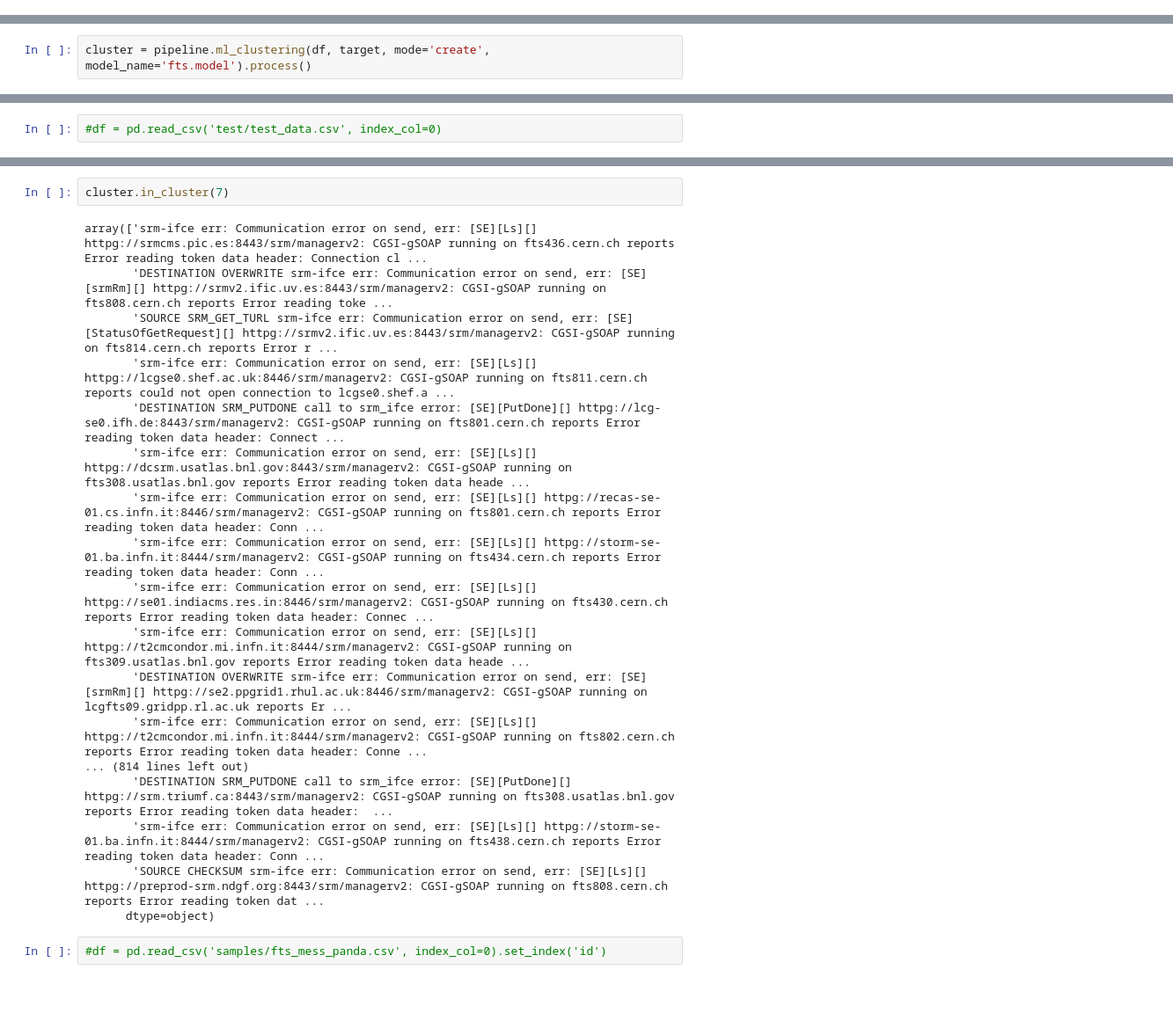
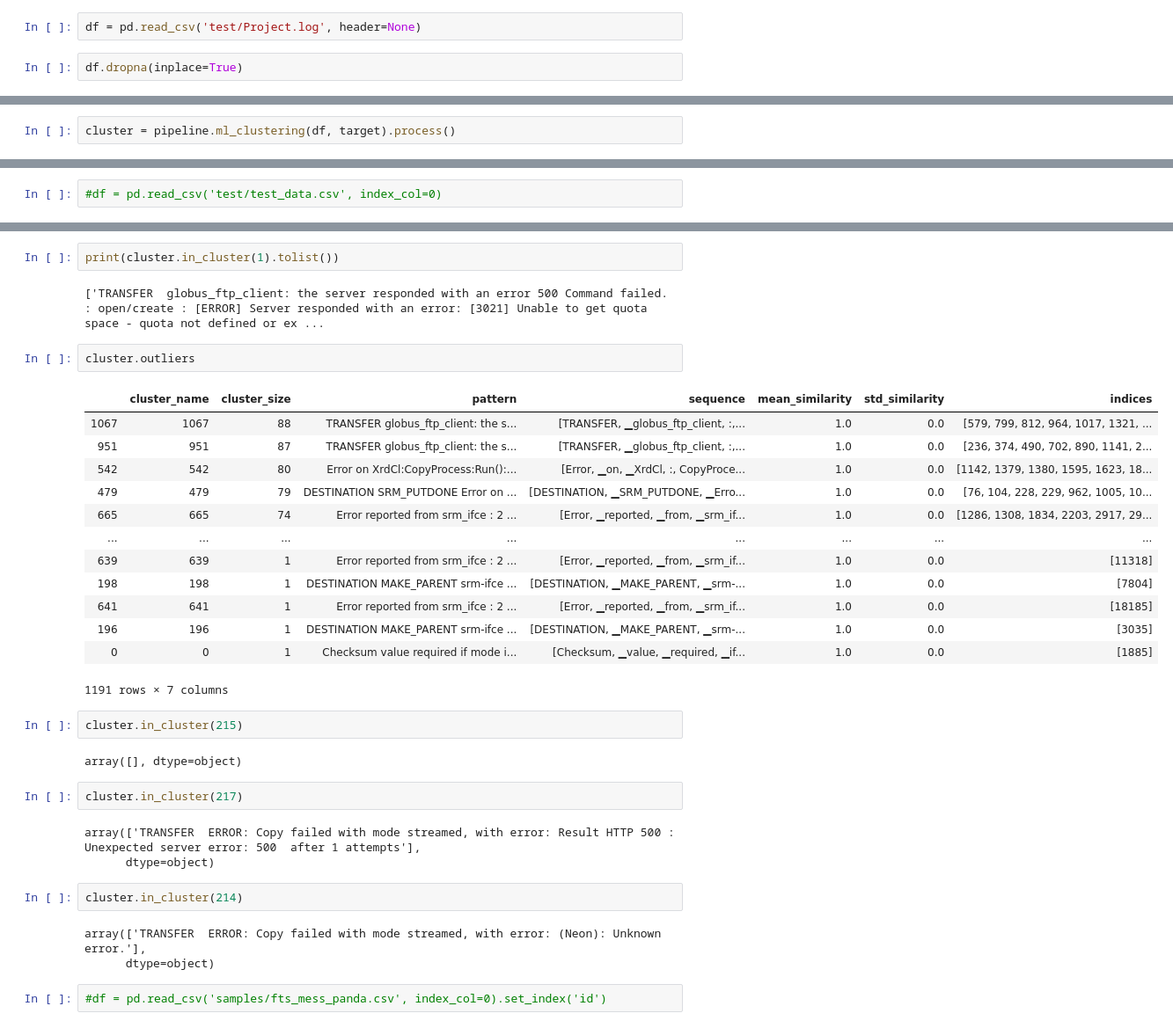
Before and after one commit to maria-grigorieva/ClusterLog, a Jupyter notebook: clusterlogs_notebook-Copy1.ipynb, the cells around one changed output, grey strips where cells are left out. Shown at 88% size. Saved outputs shown, nothing was run; the diff lists cells and outputs as text; blank space fills up the shorter version.

Commit message:
grouping + sequence match pipeline

```diff
--- a/clusterlogs_notebook-Copy1.ipynb
+++ b/clusterlogs_notebook-Copy1.ipynb
@@ -10 +12,5 @@ df = pd.read_csv('samples/fts_mess_panda.csv')
+# %%
+df = pd.read_csv('test/Project.log', header=None)
+# %%
+df.dropna(inplace=True)
 # %%
@@ -26,7 +20,7 @@ df
 # %%
 target = 'message'
 # %%
-cluster = pipeline.ml_clustering(df, target, mode='create', model_name='fts.model').process()
+cluster = pipeline.ml_clustering(df, target).process()
 # %%
 cluster.timings
 # %% [output]
@@ -60,23 +38,37 @@ cluster.clusters
+# %%
+print(cluster.in_cluster(1).tolist())
+# %% [output]
+['TRANSFER  globus_ftp_client: the server responded with an error 500 Command failed. : open/create : [ERROR] Server responded with an error: [3021] Unable to get quota space - quota not defined or ex ...
+# %%
+cluster.outliers
+# %% [output]
+|  | cluster_name | cluster_size | pattern | sequence | mean_similarity | std_similarity | indices |
+| 1067 | 1067 | 88 | TRANSFER globus_ftp_client: the s... | [TRANSFER, ▁globus_ftp_client, :,... | 1.0 | 0.0 | [579, 799, 812, 964, 1017, 1321, ... |
+| 951 | 951 | 87 | TRANSFER globus_ftp_client: the s... | [TRANSFER, ▁globus_ftp_client, :,... | 1.0 | 0.0 | [236, 374, 490, 702, 890, 1141, 2... |
+| 542 | 542 | 80 | Error on XrdCl:CopyProcess:Run():... | [Error, ▁on, ▁XrdCl, :, CopyProce... | 1.0 | 0.0 | [1142, 1379, 1380, 1595, 1623, 18... |
+| 479 | 479 | 79 | DESTINATION SRM_PUTDONE Error on ... | [DESTINATION, ▁SRM_PUTDONE, ▁Erro... | 1.0 | 0.0 | [76, 104, 228, 229, 962, 1005, 10... |
+| 665 | 665 | 74 | Error reported from srm_ifce : 2 ... | [Error, ▁reported, ▁from, ▁srm_if... | 1.0 | 0.0 | [1286, 1308, 1834, 2203, 2917, 29... |
+| ... | ... | ... | ... | ... | ... | ... | ... |
+| 639 | 639 | 1 | Error reported from srm_ifce : 2 ... | [Error, ▁reported, ▁from, ▁srm_if... | 1.0 | 0.0 | [11318] |
+| 198 | 198 | 1 | DESTINATION MAKE_PARENT srm-ifce ... | [DESTINATION, ▁MAKE_PARENT, ▁srm-... | 1.0 | 0.0 | [7804] |
+| 641 | 641 | 1 | Error reported from srm_ifce : 2 ... | [Error, ▁reported, ▁from, ▁srm_if... | 1.0 | 0.0 | [18185] |
+| 196 | 196 | 1 | DESTINATION MAKE_PARENT srm-ifce ... | [DESTINATION, ▁MAKE_PARENT, ▁srm-... | 1.0 | 0.0 | [3035] |
+| 0 | 0 | 1 | Checksum value required if mode i... | [Checksum, ▁value, ▁required, ▁if... | 1.0 | 0.0 | [1885] |
+1191 rows × 7 columns
 # %%
-cluster.in_cluster(7)
+cluster.in_cluster(215)
 # %% [output]
-array(['srm-ifce err: Communication error on send, err: [SE][Ls][] httpg://srmcms.pic.es:8443/srm/managerv2: CGSI-gSOAP running on fts436.cern.ch reports Error reading token data header: Connection cl ...
-       'DESTINATION OVERWRITE srm-ifce err: Communication error on send, err: [SE][srmRm][] httpg://srmv2.ific.uv.es:8443/srm/managerv2: CGSI-gSOAP running on fts808.cern.ch reports Error reading toke ...
-       'SOURCE SRM_GET_TURL srm-ifce err: Communication error on send, err: [SE][StatusOfGetRequest][] httpg://srmv2.ific.uv.es:8443/srm/managerv2: CGSI-gSOAP running on fts814.cern.ch reports Error r ...
-       'srm-ifce err: Communication error on send, err: [SE][Ls][] httpg://lcgse0.shef.ac.uk:8446/srm/managerv2: CGSI-gSOAP running on fts811.cern.ch reports could not open connection to lcgse0.shef.a ...
-       'DESTINATION SRM_PUTDONE call to srm_ifce error: [SE][PutDone][] httpg://lcg-se0.ifh.de:8443/srm/managerv2: CGSI-gSOAP running on fts801.cern.ch reports Error reading token data header: Connect ...
-       'srm-ifce err: Communication error on send, err: [SE][Ls][] httpg://dcsrm.usatlas.bnl.gov:8443/srm/managerv2: CGSI-gSOAP running on fts308.usatlas.bnl.gov reports Error reading token data heade ...
-       'srm-ifce err: Communication error on send, err: [SE][Ls][] httpg://recas-se-01.cs.infn.it:8446/srm/managerv2: CGSI-gSOAP running on fts801.cern.ch reports Error reading token data header: Conn ...
-       'srm-ifce err: Communication error on send, err: [SE][Ls][] httpg://storm-se-01.ba.infn.it:8444/srm/managerv2: CGSI-gSOAP running on fts434.cern.ch reports Error reading token data header: Conn ...
-       'srm-ifce err: Communication error on send, err: [SE][Ls][] httpg://se01.indiacms.res.in:8446/srm/managerv2: CGSI-gSOAP running on fts430.cern.ch reports Error reading token data header: Connec ...
-       'srm-ifce err: Communication error on send, err: [SE][Ls][] httpg://t2cmcondor.mi.infn.it:8444/srm/managerv2: CGSI-gSOAP running on fts309.usatlas.bnl.gov reports Error reading token data heade ...
-       'DESTINATION OVERWRITE srm-ifce err: Communication error on send, err: [SE][srmRm][] httpg://se2.ppgrid1.rhul.ac.uk:8446/srm/managerv2: CGSI-gSOAP running on lcgfts09.gridpp.rl.ac.uk reports Er ...
-       'srm-ifce err: Communication error on send, err: [SE][Ls][] httpg://t2cmcondor.mi.infn.it:8444/srm/managerv2: CGSI-gSOAP running on fts802.cern.ch reports Error reading token data header: Conne ...
-... (814 lines left out)
-       'DESTINATION SRM_PUTDONE call to srm_ifce error: [SE][PutDone][] httpg://srm.triumf.ca:8443/srm/managerv2: CGSI-gSOAP running on fts308.usatlas.bnl.gov reports Error reading token data header:  ...
-       'srm-ifce err: Communication error on send, err: [SE][Ls][] httpg://storm-se-01.ba.infn.it:8444/srm/managerv2: CGSI-gSOAP running on fts438.cern.ch reports Error reading token data header: Conn ...
-       'SOURCE CHECKSUM srm-ifce err: Communication error on send, err: [SE][Ls][] httpg://preprod-srm.ndgf.org:8443/srm/managerv2: CGSI-gSOAP running on fts808.cern.ch reports Error reading token dat ...
-      dtype=object)
+array([], dtype=object)
+# %%
+cluster.in_cluster(217)
+# %% [output]
+array(['TRANSFER  ERROR: Copy failed with mode streamed, with error: Result HTTP 500 : Unexpected server error: 500  after 1 attempts'],
+      dtype=object)
+# %%
+cluster.in_cluster(214)
+# %% [output]
+array(['TRANSFER  ERROR: Copy failed with mode streamed, with error: (Neon): Unknown error.'],
+      dtype=object)
 # %%
 #df = pd.read_csv('samples/fts_mess_panda.csv', index_col=0).set_index('id')
 # %%
```
Also changed, not shown: parts of 4 cells of this notebook, 2 other files.
